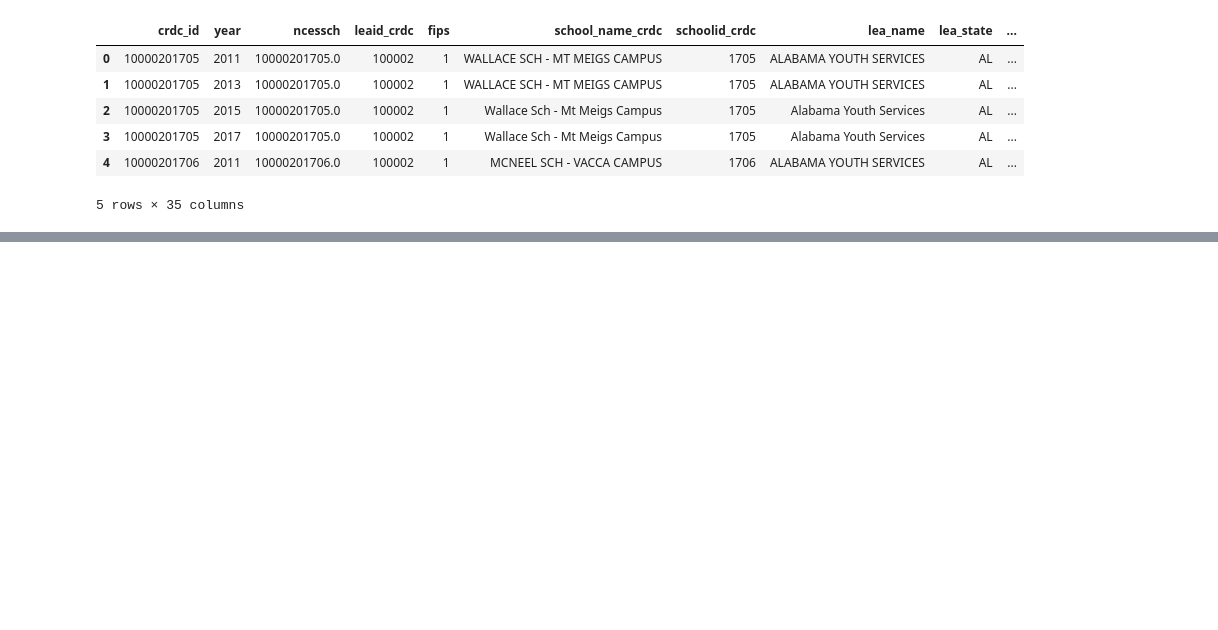
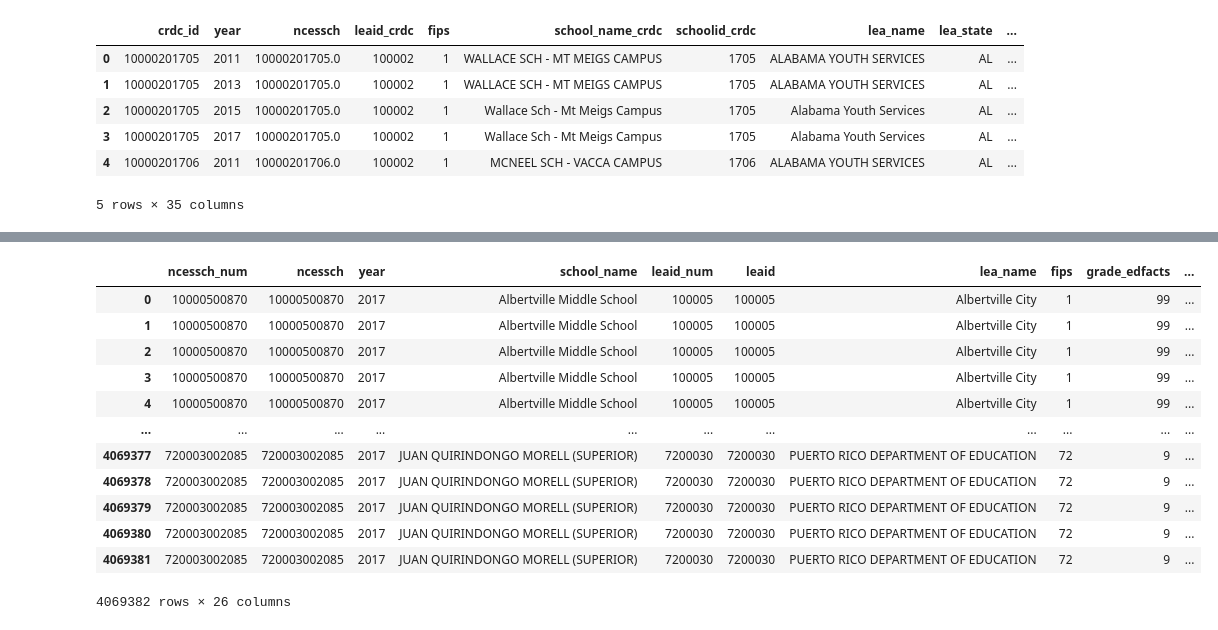
Before and after one commit to MaryamNzr/Springboard-Capstone-1, a Jupyter notebook: Education-Data-Portal.ipynb, the cells around one changed output, grey strips where cells are left out. Cells and saved outputs as stored; diff of their text form; code cells hidden in the pictures; blank space fills up the shorter version.

```diff
--- a/Education-Data-Portal.ipynb
+++ b/Education-Data-Portal.ipynb
@@ -167,3 +140,19 @@ Name: results, dtype: object
+# %%
+pd.read_csv("schools_edfacts_assessments_2017.csv")
+# %% [output]
+|  | ncessch_num | ncessch | year | school_name | leaid_num | leaid | lea_name | fips | grade_edfacts | ... |
+| 0 | 10000500870 | 10000500870 | 2017 | Albertville Middle School | 100005 | 100005 | Albertville City | 1 | 99 | ... |
+| 1 | 10000500870 | 10000500870 | 2017 | Albertville Middle School | 100005 | 100005 | Albertville City | 1 | 99 | ... |
+| 2 | 10000500870 | 10000500870 | 2017 | Albertville Middle School | 100005 | 100005 | Albertville City | 1 | 99 | ... |
+| 3 | 10000500870 | 10000500870 | 2017 | Albertville Middle School | 100005 | 100005 | Albertville City | 1 | 99 | ... |
+| 4 | 10000500870 | 10000500870 | 2017 | Albertville Middle School | 100005 | 100005 | Albertville City | 1 | 99 | ... |
+| ... | ... | ... | ... | ... | ... | ... | ... | ... | ... | ... |
+| 4069377 | 720003002085 | 720003002085 | 2017 | JUAN QUIRINDONGO MORELL (SUPERIOR) | 7200030 | 7200030 | PUERTO RICO DEPARTMENT OF EDUCATION | 72 | 9 | ... |
+| 4069378 | 720003002085 | 720003002085 | 2017 | JUAN QUIRINDONGO MORELL (SUPERIOR) | 7200030 | 7200030 | PUERTO RICO DEPARTMENT OF EDUCATION | 72 | 9 | ... |
+| 4069379 | 720003002085 | 720003002085 | 2017 | JUAN QUIRINDONGO MORELL (SUPERIOR) | 7200030 | 7200030 | PUERTO RICO DEPARTMENT OF EDUCATION | 72 | 9 | ... |
+| 4069380 | 720003002085 | 720003002085 | 2017 | JUAN QUIRINDONGO MORELL (SUPERIOR) | 7200030 | 7200030 | PUERTO RICO DEPARTMENT OF EDUCATION | 72 | 9 | ... |
+| 4069381 | 720003002085 | 720003002085 | 2017 | JUAN QUIRINDONGO MORELL (SUPERIOR) | 7200030 | 7200030 | PUERTO RICO DEPARTMENT OF EDUCATION | 72 | 9 | ... |
+4069382 rows × 26 columns
 # %%
 from urllib.request import urlopen
 from json import loads
```
Also changed, not shown: parts of 28 cells of this notebook.
